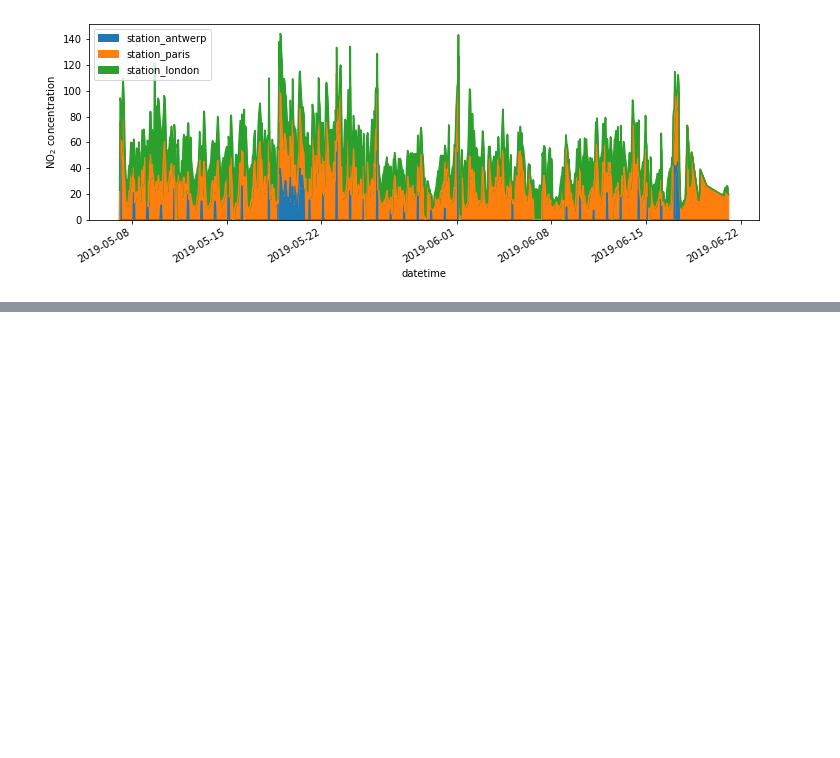
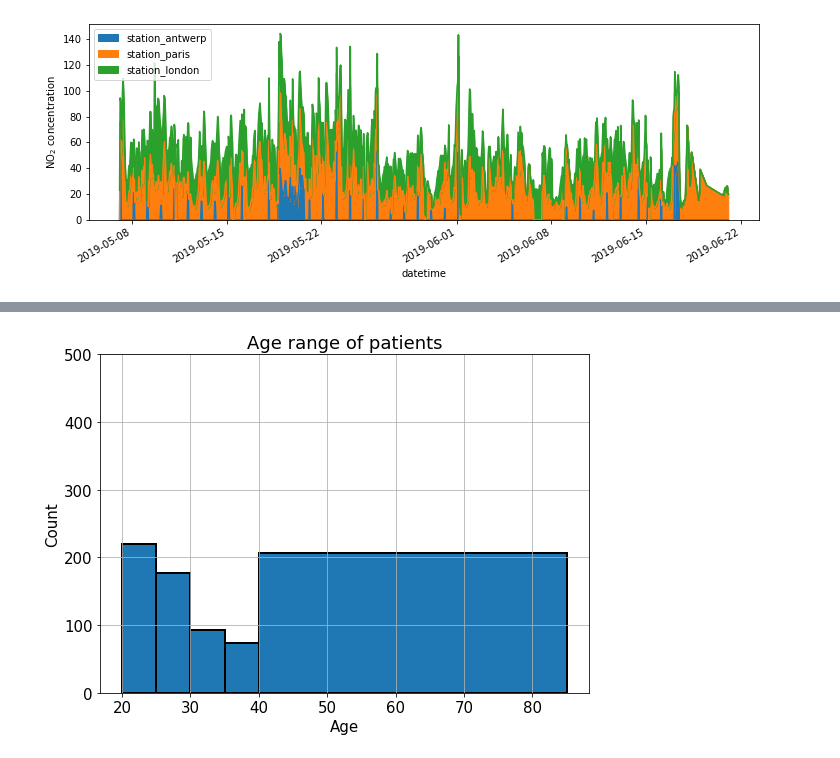
Before and after one commit to GokoshiJr/intro_machine_learning, a Jupyter notebook: intro.ipynb, the cells around one changed output, grey strips where cells are left out. Saved outputs shown, nothing was run; the diff lists cells and outputs as text; code cells hidden in the pictures; blank space fills up the shorter version.

```diff
--- a/intro.ipynb
+++ b/intro.ipynb
@@ -72,0 +113,18 @@ Text(0, 0.5, 'NO$_2$ concentration')
+# %%
+import pandas as pd
+import matplotlib.pyplot as plt
+
+data = pd.read_csv('./data/diabetes.csv') # read in your CSV
+
+# histograma para obtener la distribucion del rango de edad de los pacientes
+bin_values = [20,25,30,35,40,85]
+f = plt.figure(figsize=(8,6))
+ax = f.add_subplot(1,1,1)
+data["Age"].hist(ax=ax, bins=bin_values, edgecolor="black", linewidth=2) # bins=5
+ax.set_title("Age range of patients")
+ax.set_ylim([0,500])
+ax.set_xlabel("Age")
+ax.set_ylabel("Count")
+f.tight_layout()
+# %% [output]
+[figure, added]
```
Also changed, not shown: parts of 4 cells of this notebook.
